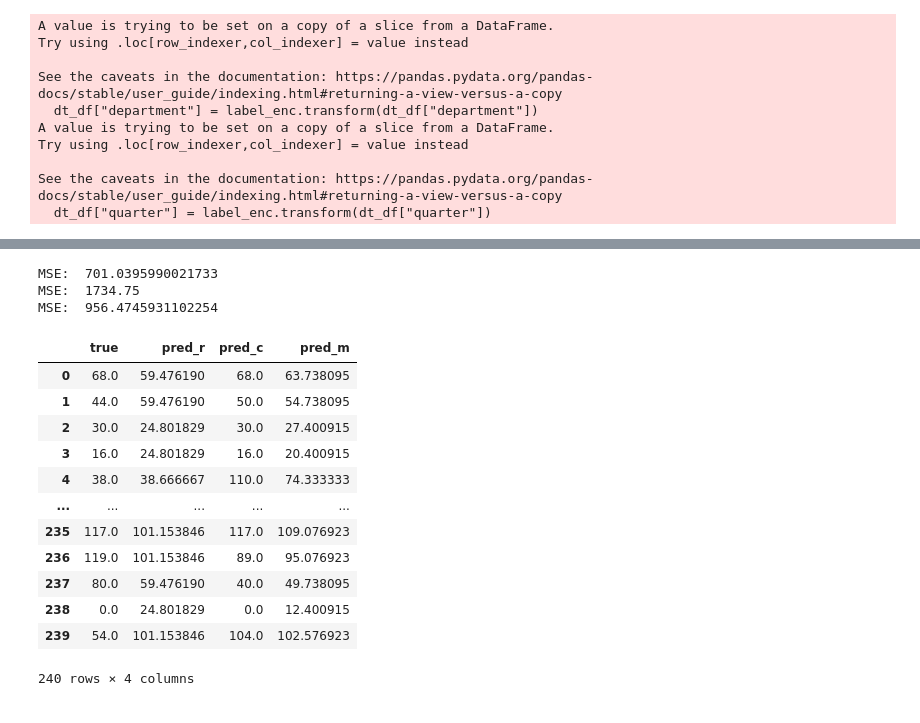
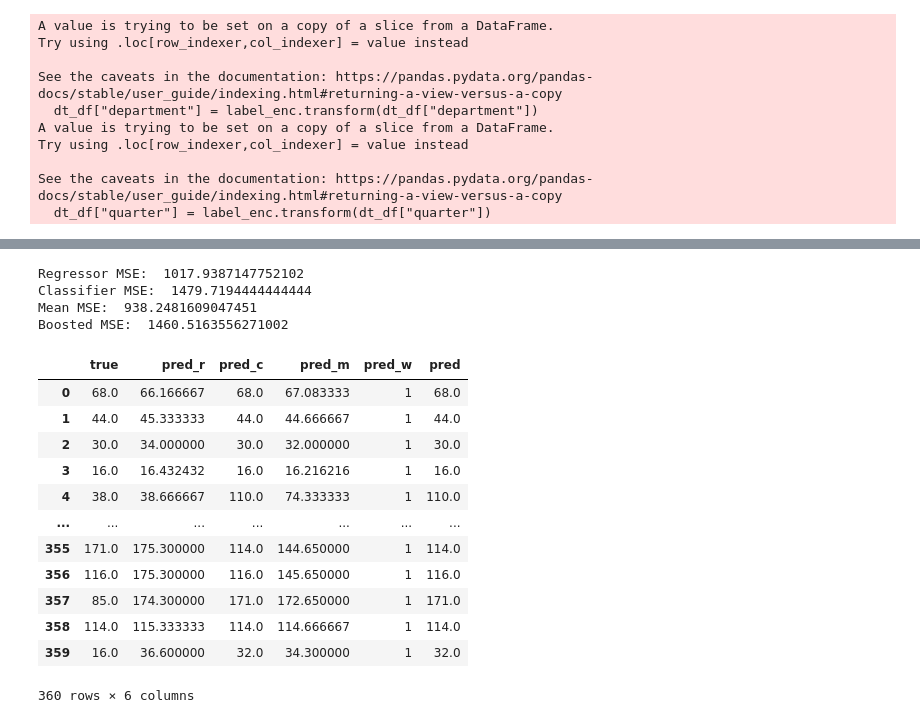
Before and after one commit to jordanchong911/Garments, a Jupyter notebook: katarantaduhan_ni_taro.ipynb, the cells around one changed output, grey strips where cells are left out. Cells and saved outputs as stored; diff of their text form; code cells hidden in the pictures.

```diff
--- a/katarantaduhan_ni_taro.ipynb
+++ b/katarantaduhan_ni_taro.ipynb
@@ -644,17 +628,17 @@ array([[2.00000000e+00, 1.00000000e+00, 5.00000000e+00, ...,
 # %%
-dtr = DecisionTreeRegressor(criterion='squared_error')
+dtc_w = DecisionTreeClassifier()
 
 hyperparameters = [
     {
-        'min_impurity_decrease': [0.001,0.01,0.05,0.1,0.3,0.5],
-        'max_depth': [10,20,30,40,50],
+        'criterion' : ['gini','entropy'],
+        'max_depth': [5,10,20,30,40,50],
         'min_samples_split': [2,4,6,10,15,20],
-        'max_leaf_nodes': [20,50,100,200]
+        'max_leaf_nodes': [3,5,10,20,50,100,200]
     }
 ]
 
-rsr = RandomizedSearchCV(estimator=dtr, param_distributions=hyperparameters, n_iter=50, cv=5, random_state=42)
+rsc_w = RandomizedSearchCV(estimator=dtc, param_distributions=hyperparameters, n_iter=50, cv=5, random_state=42)
 
-rsr.fit(X_train, y_train)
+rsc_w.fit(X_train, predictions_train_choice)
 
-rsr.best_params_
+rsc_w.best_params_
@@ -660,0 +650,7 @@ rsr.best_params_
+# %%
+dtc_w = rsc_w.best_estimator_
+
+dtc_w.fit(X_train, predictions_train_choice)
+
+tree.plot_tree(dtc_w)
+plt.show()
@@ -661,28 +716,42 @@ rsr.best_params_
 # %%
 predictions_test_r = dtr.predict(X_test)
 predictions_test_c = dtc.predict(X_test)
+predictions_test_w = dtc_w.predict(X_test)
 
-print("MSE: ", compute_mse(predictions_test_r, y_test))
-print("MSE: ", compute_mse(predictions_test_c, y_test))
-pred_m = np.add(predictions_test_r, predictions_test_c)/2
-print("MSE: ", compute_mse(pred_m, y_test))
+print("Regressor MSE: ", compute_mse(predictions_test_r, y_test))
+print("Classifier MSE: ", compute_mse(predictions_test_c, y_test))
+predictions_test_m = np.add(predictions_test_r, predictions_test_c)/2
+print("Mean MSE: ", compute_mse(predictions_test_m, y_test))
 
-predictions_test_df = pd.DataFrame({'true' : y_test, 'pred_r' : predictions_test_r, 'pred_c' : predictions_test_c, 'pred_m' : pred_m})
+pred = []
+for i in range(len(predictions_test_w)):
+    if predictions_test_w[i] == 0:
+        pred.append(predictions_test_r[i])
+    if predictions_test_w[i] == 1:
+        pred.append(predictions_test_c[i])
+    if predictions_test_w[i] == 2:
+        pred.append(predictions_test_m[i])
+
+predictions = np.array(pred)
+print("Boosted MSE: ", compute_mse(predictions, y_test))
+
+predictions_test_df = pd.DataFrame({'true' : y_test, 'pred_r' : predictions_test_r, 'pred_c' : predictions_test_c, 'pred_m' : predictions_test_m, 'pred_w' : predictions_test_w, 'pred' : predictions})
 predictions_test_df
 # %% [output]
-MSE:  701.0395990021733
-MSE:  1734.75
-MSE:  956.4745931102254
+Regressor MSE:  1017.9387147752102
+Classifier MSE:  1479.7194444444444
+Mean MSE:  938.2481609047451
+Boosted MSE:  1460.5163556271002
-|  | true | pred_r | pred_c | pred_m |
-| 0 | 68.0 | 59.476190 | 68.0 | 63.738095 |
-| 1 | 44.0 | 59.476190 | 50.0 | 54.738095 |
-| 2 | 30.0 | 24.801829 | 30.0 | 27.400915 |
-| 3 | 16.0 | 24.801829 | 16.0 | 20.400915 |
-| 4 | 38.0 | 38.666667 | 110.0 | 74.333333 |
-| ... | ... | ... | ... | ... |
-| 235 | 117.0 | 101.153846 | 117.0 | 109.076923 |
-| 236 | 119.0 | 101.153846 | 89.0 | 95.076923 |
-| 237 | 80.0 | 59.476190 | 40.0 | 49.738095 |
-| 238 | 0.0 | 24.801829 | 0.0 | 12.400915 |
-| 239 | 54.0 | 101.153846 | 104.0 | 102.576923 |
+|  | true | pred_r | pred_c | pred_m | pred_w | pred |
+| 0 | 68.0 | 66.166667 | 68.0 | 67.083333 | 1 | 68.0 |
+| 1 | 44.0 | 45.333333 | 44.0 | 44.666667 | 1 | 44.0 |
+| 2 | 30.0 | 34.000000 | 30.0 | 32.000000 | 1 | 30.0 |
+| 3 | 16.0 | 16.432432 | 16.0 | 16.216216 | 1 | 16.0 |
+| 4 | 38.0 | 38.666667 | 110.0 | 74.333333 | 1 | 110.0 |
+| ... | ... | ... | ... | ... | ... | ... |
+| 355 | 171.0 | 175.300000 | 114.0 | 144.650000 | 1 | 114.0 |
+| 356 | 116.0 | 175.300000 | 116.0 | 145.650000 | 1 | 116.0 |
+| 357 | 85.0 | 174.300000 | 171.0 | 172.650000 | 1 | 171.0 |
+| 358 | 114.0 | 115.333333 | 114.0 | 114.666667 | 1 | 114.0 |
+| 359 | 16.0 | 36.600000 | 32.0 | 34.300000 | 1 | 32.0 |
-240 rows × 4 columns
+360 rows × 6 columns
```
Also changed, not shown: parts of 15 cells of this notebook.
